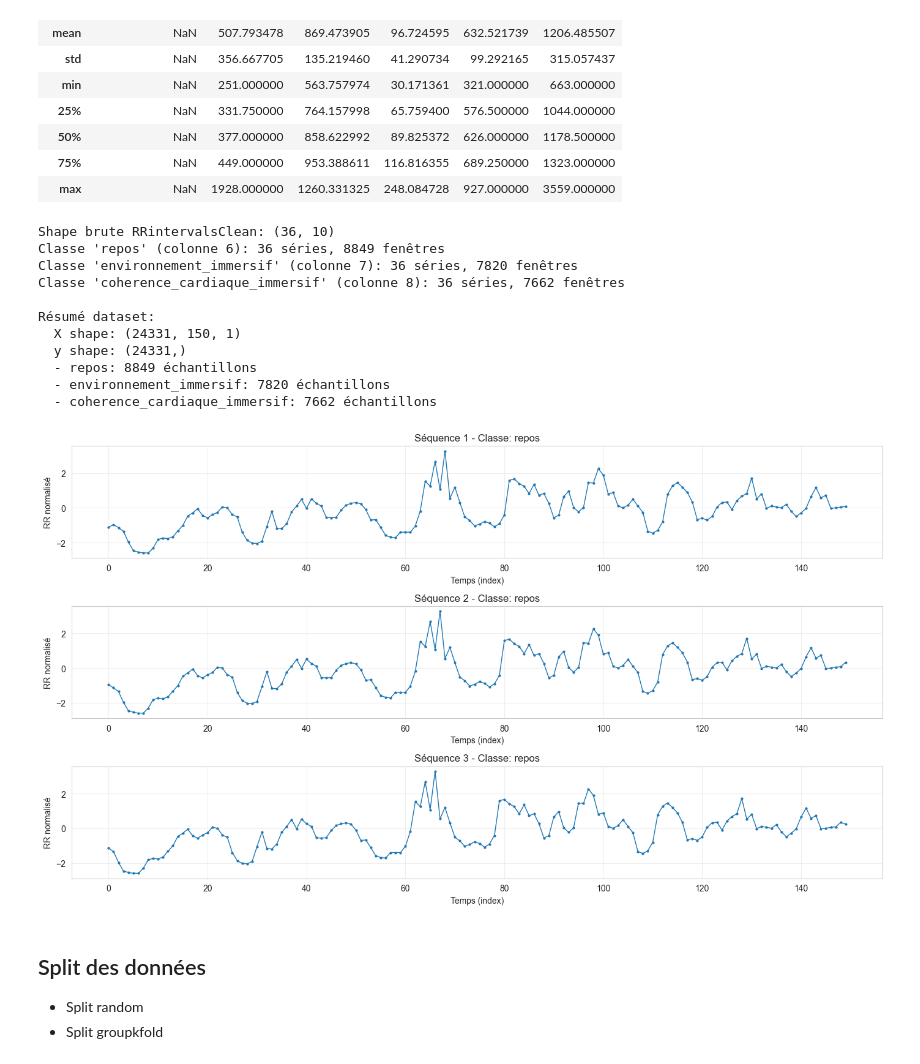
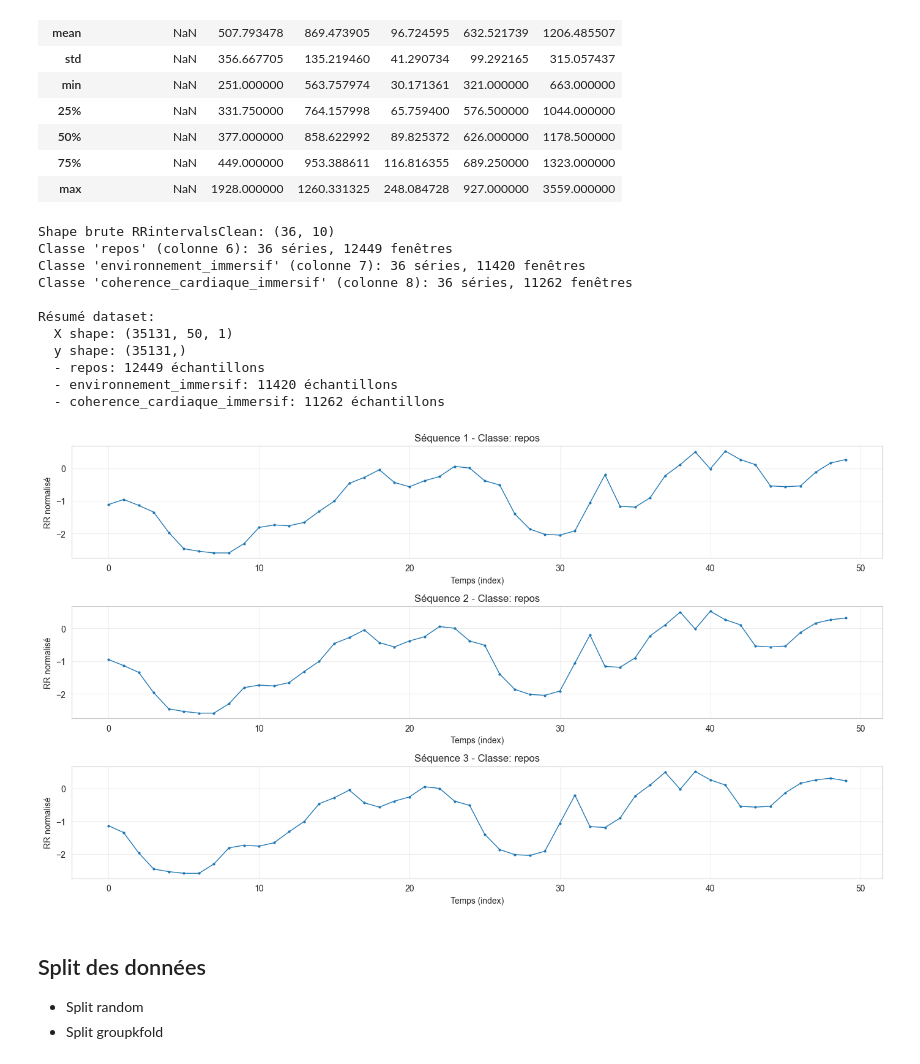
Before and after one commit to LucasCrmt/cybersickness-early-detection, a Jupyter notebook: CNN_LSTM_Classification.ipynb, the cells around one changed output. Cells and saved outputs as stored; diff of their text form; code cells hidden in the pictures.

```diff
--- a/CNN_LSTM_Classification.ipynb
+++ b/CNN_LSTM_Classification.ipynb
@@ -277,7 +277,7 @@ selected_columns = {
 }
 class_names = ['repos', 'environnement_immersif', 'coherence_cardiaque_immersif']
 
-SEQUENCE_LENGTH = 150
+SEQUENCE_LENGTH = 50
 X_sequences = []
 y_labels = []
 source_info = []
@@ -322,42 +322,42 @@ for col_idx, class_name in selected_columns.items():
             generated_windows += 1
 
     print(f"Classe '{class_name}' (colonne {col_idx + 1}): {valid_series} séries, {generated_windows} fenêtres")
 
 if len(X_sequences) == 0:
     raise ValueError("Aucune séquence générée à partir des colonnes 6/7/8.")
 
 X = np.asarray(X_sequences, dtype=np.float32).reshape(-1, SEQUENCE_LENGTH, 1)
 y = np.asarray(y_labels, dtype=np.int32)
 
 print("\nRésumé dataset:")
 print(f"  X shape: {X.shape}")
 print(f"  y shape: {y.shape}")
 for class_id, class_name in enumerate(class_names):
     print(f"  - {class_name}: {(y == class_id).sum()} échantillons")
 
 # (Optionnel) aperçu des 3 premières séquences
 fig, axes = plt.subplots(3, 1, figsize=(14, 8))
 for i in range(3):
     axes[i].plot(X[i].squeeze(), marker='o', markersize=2, linewidth=1)
     axes[i].set_title(f"Séquence {i+1} - Classe: {class_names[y[i]]}")
     axes[i].set_xlabel('Temps (index)')
     axes[i].set_ylabel('RR normalisé')
     axes[i].grid(True, alpha=0.3)
 plt.tight_layout()
 plt.show()
 # %% [output]
 Shape brute RRintervalsClean: (36, 10)
-Classe 'repos' (colonne 6): 36 séries, 8849 fenêtres
-Classe 'environnement_immersif' (colonne 7): 36 séries, 7820 fenêtres
-Classe 'coherence_cardiaque_immersif' (colonne 8): 36 séries, 7662 fenêtres
+Classe 'repos' (colonne 6): 36 séries, 12449 fenêtres
+Classe 'environnement_immersif' (colonne 7): 36 séries, 11420 fenêtres
+Classe 'coherence_cardiaque_immersif' (colonne 8): 36 séries, 11262 fenêtres
 
 Résumé dataset:
-  X shape: (24331, 150, 1)
-  y shape: (24331,)
-  - repos: 8849 échantillons
-  - environnement_immersif: 7820 échantillons
-  - coherence_cardiaque_immersif: 7662 échantillons
+  X shape: (35131, 50, 1)
+  y shape: (35131,)
+  - repos: 12449 échantillons
+  - environnement_immersif: 11420 échantillons
+  - coherence_cardiaque_immersif: 11262 échantillons
-[figure, old version]
+[figure, new version]
 # %% [markdown]
 ## Split des données
 
```
Also changed, not shown: parts of 6 cells of this notebook.
